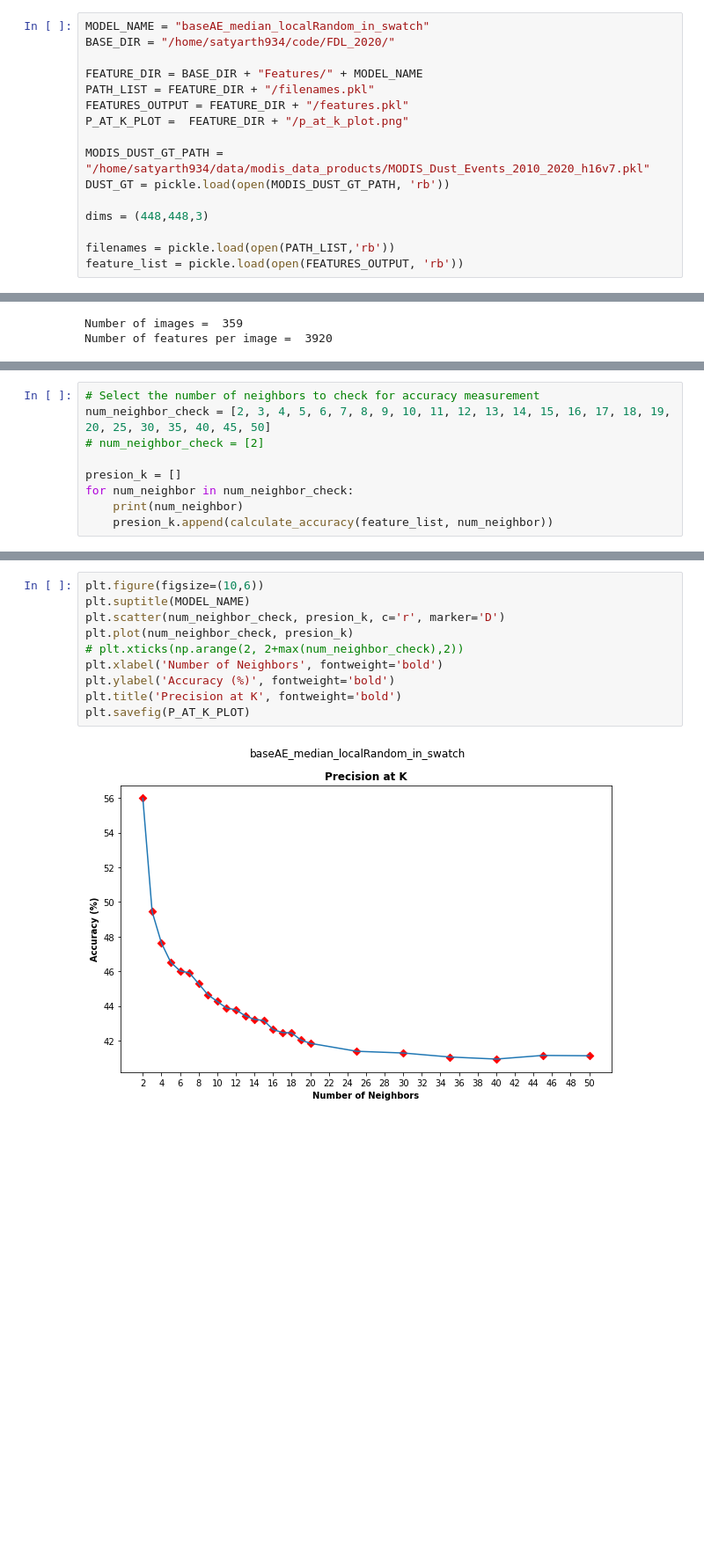
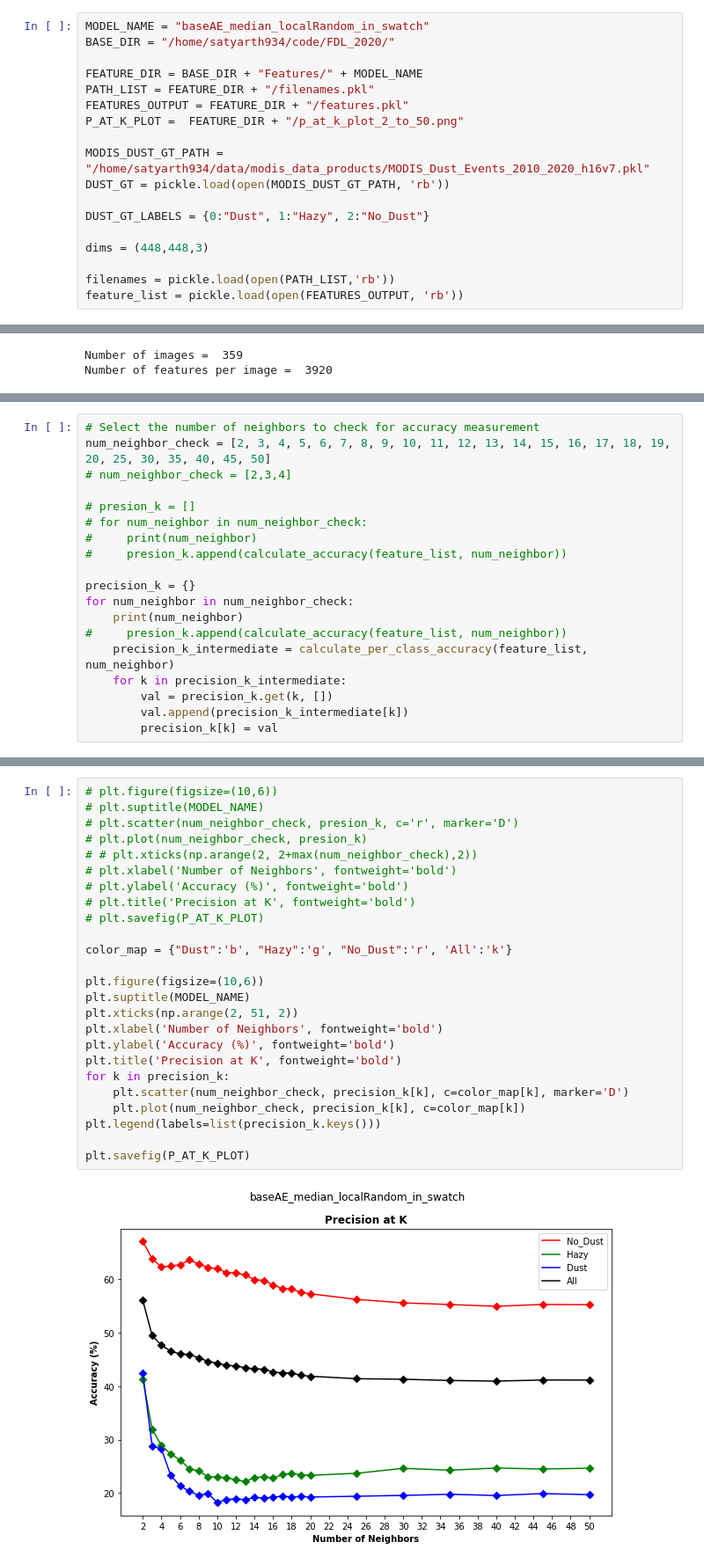
Before and after one commit to satyarth934/FDL2020_KnowledgeDiscoveryFramework, a Jupyter notebook: notebooks/Evaluation_P_at_K_MODIS.ipynb, the cells around one changed output, grey strips where cells are left out. Shown: that part at 88% size. Drawn from its saved outputs; the diff is of its cells as text; blank space fills up the shorter version.

```diff
--- a/notebooks/Evaluation_P_at_K_MODIS.ipynb
+++ b/notebooks/Evaluation_P_at_K_MODIS.ipynb
@@ -64,10 +64,12 @@ BASE_DIR = "/home/satyarth934/code/FDL_2020/"
 FEATURE_DIR = BASE_DIR + "Features/" + MODEL_NAME
 PATH_LIST = FEATURE_DIR + "/filenames.pkl"
 FEATURES_OUTPUT = FEATURE_DIR + "/features.pkl"
-P_AT_K_PLOT =  FEATURE_DIR + "/p_at_k_plot.png"
+P_AT_K_PLOT =  FEATURE_DIR + "/p_at_k_plot_2_to_50.png"
 
 MODIS_DUST_GT_PATH = "/home/satyarth934/data/modis_data_products/MODIS_Dust_Events_2010_2020_h16v7.pkl"
 DUST_GT = pickle.load(open(MODIS_DUST_GT_PATH, 'rb'))
+
+DUST_GT_LABELS = {0:"Dust", 1:"Hazy", 2:"No_Dust"}
 
 dims = (448,448,3)
 
@@ -133,12 +178,22 @@ def calculate_accuracy(feature_list, num_nearest_neighbors):
 # %%
 # Select the number of neighbors to check for accuracy measurement
 num_neighbor_check = [2, 3, 4, 5, 6, 7, 8, 9, 10, 11, 12, 13, 14, 15, 16, 17, 18, 19, 20, 25, 30, 35, 40, 45, 50]
-# num_neighbor_check = [2]
+# num_neighbor_check = [2,3,4]
 
-presion_k = []
+# presion_k = []
+# for num_neighbor in num_neighbor_check:
+#     print(num_neighbor)
+#     presion_k.append(calculate_accuracy(feature_list, num_neighbor))
+
+precision_k = {}
 for num_neighbor in num_neighbor_check:
     print(num_neighbor)
-    presion_k.append(calculate_accuracy(feature_list, num_neighbor))
+#     presion_k.append(calculate_accuracy(feature_list, num_neighbor))
+    precision_k_intermediate = calculate_per_class_accuracy(feature_list, num_neighbor)
+    for k in precision_k_intermediate:
+        val = precision_k.get(k, [])
+        val.append(precision_k_intermediate[k])
+        precision_k[k] = val
 # %% [output]
 2
 Please use `tqdm.notebook.tqdm` instead of `tqdm.tqdm_notebook`
@@ -159,14 +214,29 @@ Accuracy is  46.02
 Please use `tqdm.notebook.tqdm` instead of `tqdm.tqdm_notebook`
 ... (39 outputs left out)
 # %%
+# plt.figure(figsize=(10,6))
+# plt.suptitle(MODEL_NAME)
+# plt.scatter(num_neighbor_check, presion_k, c='r', marker='D')
+# plt.plot(num_neighbor_check, presion_k)
+# # plt.xticks(np.arange(2, 2+max(num_neighbor_check),2))
+# plt.xlabel('Number of Neighbors', fontweight='bold')
+# plt.ylabel('Accuracy (%)', fontweight='bold')
+# plt.title('Precision at K', fontweight='bold')
+# plt.savefig(P_AT_K_PLOT)
+
+color_map = {"Dust":'b', "Hazy":'g', "No_Dust":'r', 'All':'k'}
+
 plt.figure(figsize=(10,6))
 plt.suptitle(MODEL_NAME)
-plt.scatter(num_neighbor_check, presion_k, c='r', marker='D')
-plt.plot(num_neighbor_check, presion_k)
-# plt.xticks(np.arange(2, 2+max(num_neighbor_check),2))
+plt.xticks(np.arange(2, 51, 2))
 plt.xlabel('Number of Neighbors', fontweight='bold')
 plt.ylabel('Accuracy (%)', fontweight='bold')
 plt.title('Precision at K', fontweight='bold')
+for k in precision_k:
+    plt.scatter(num_neighbor_check, precision_k[k], c=color_map[k], marker='D')
+    plt.plot(num_neighbor_check, precision_k[k], c=color_map[k])
+plt.legend(labels=list(precision_k.keys()))
+
 plt.savefig(P_AT_K_PLOT)
 # %% [output]
-[figure, old version]
+[figure, new version]
```
Also changed, not shown: parts of 2 cells of this notebook, 1 other file.
